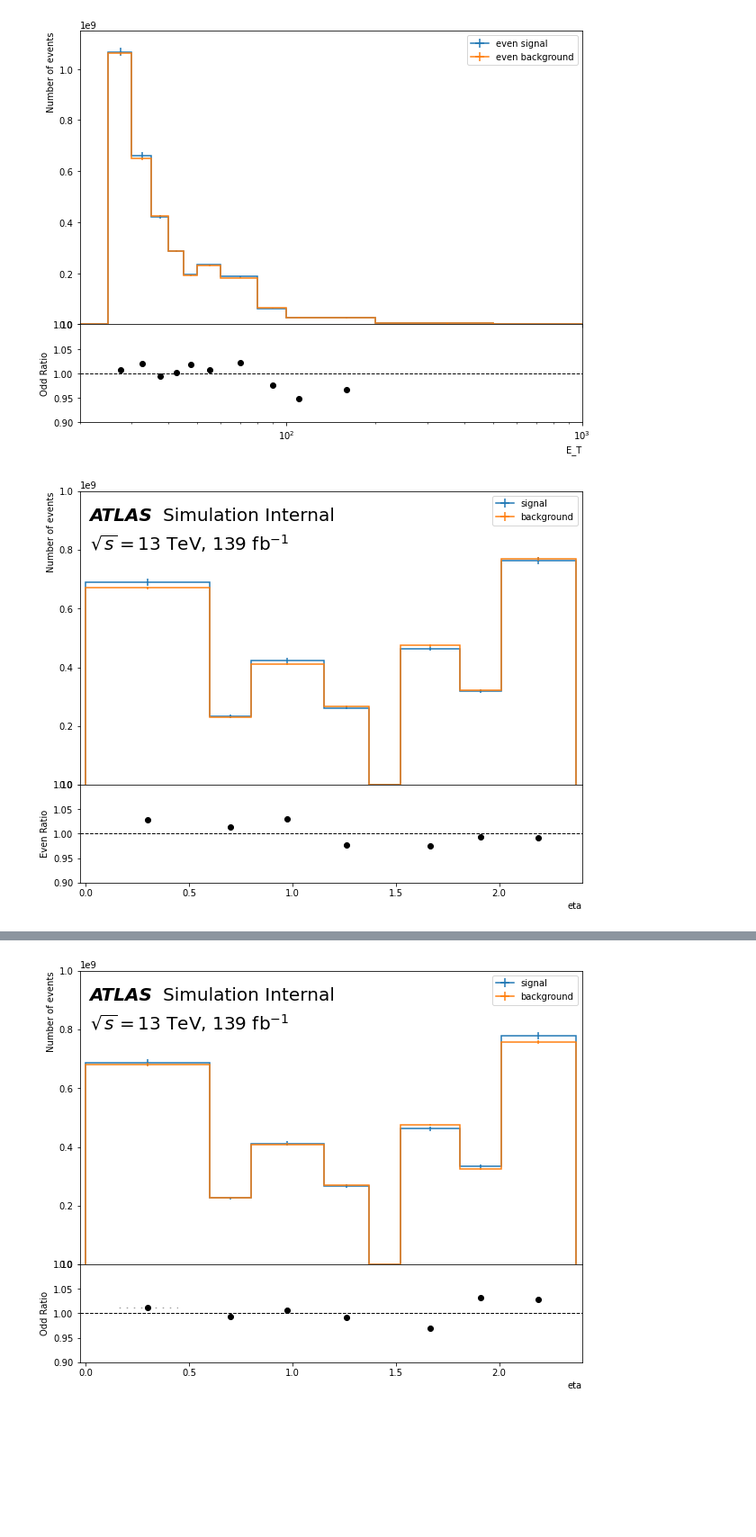
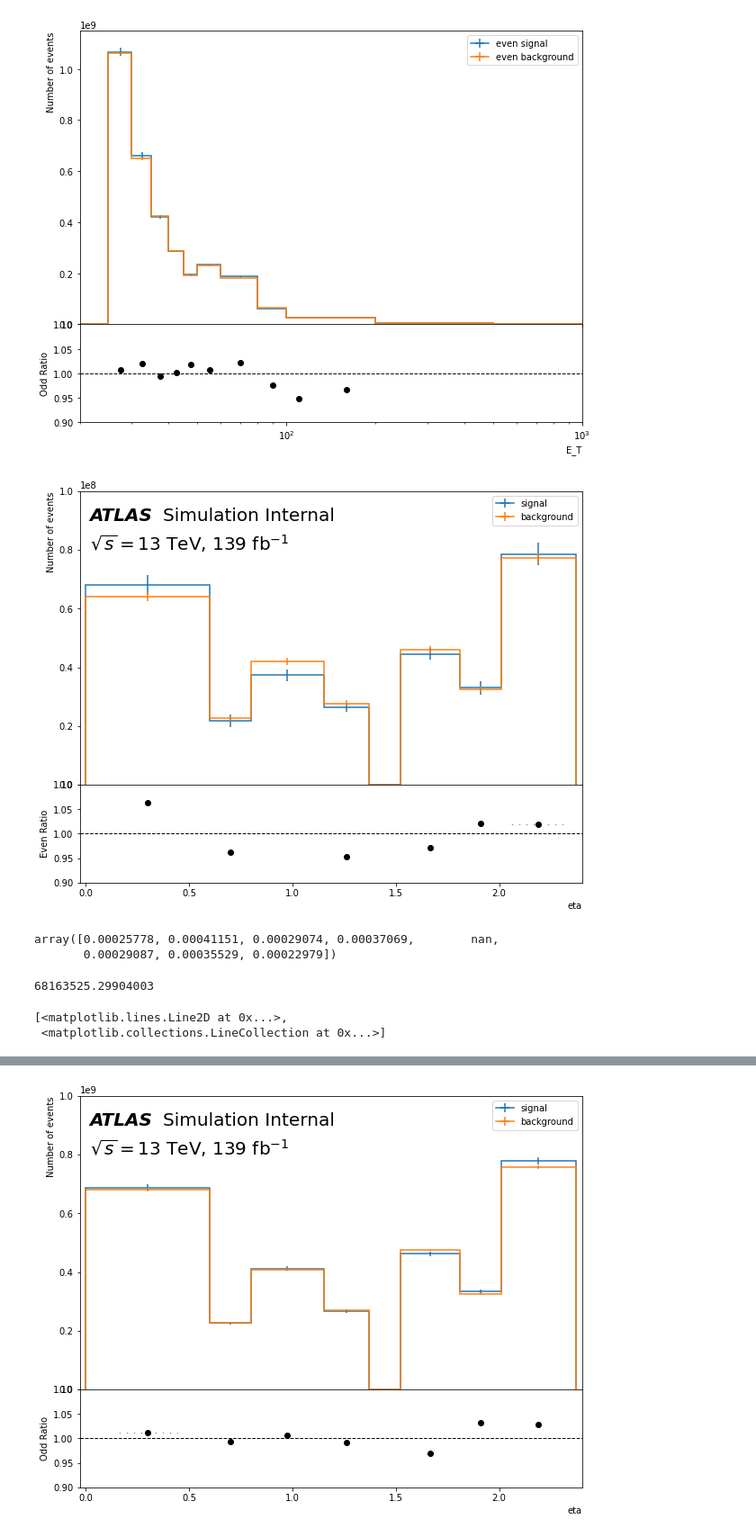
Before and after one commit to kyranks/photon-study, a Jupyter notebook: TRAININGTEST/10JohnsTrainingFunctions-first1mil.ipynb, the cells around one changed output, grey strips where cells are left out. Shown: that part at 90% size. Cells and saved outputs as stored; diff of their text form; code cells hidden in the pictures; blank space fills up the shorter version.

```diff
--- a/TRAININGTEST/10JohnsTrainingFunctions-first1mil.ipynb
+++ b/TRAININGTEST/10JohnsTrainingFunctions-first1mil.ipynb
@@ -78,7 +78,7 @@ df_evenc = pickle.load(open('../picklefiles/'+version+'df_mc20_conv_even.pickle'
 # %%
 ### TAKING JUST FIRST 100000 EVENTS
 df_oddc = df_evenc.iloc[-1000000:]   # using end of df_even instead of importing another file
-df_evenc = df_evenc.iloc[:1000000]
+df_evenc = df_evenc.iloc[:100000]
 # df_oddc = df_oddc.iloc[:100000]
 gc.collect()
 # %% [output]
@@ -280,32 +346,37 @@ main_ax_artists, sublot_ax_arists = h1.plot_ratio(
     rp_uncert_draw_type="bar",  # line or bar
     ax_dict = axes_dict
 )
 
-top = 1e9
+top = 1e8
 bottom = 0;
 left = -0.03; right = 2.4
 axs[0].set_xlabel("")
 axs[1].set_xlabel("eta",position=(1,1),horizontalalignment='right')
 axs[0].set_ylabel("Number of events",position=(0,1),horizontalalignment='right')
 axs[0].legend()
 
 
 axs[0].set_ylim(bottom=bottom); axs[0].set_ylim(top=top);
 axs[0].set_xlim(left=left); axs[0].set_xlim(right=right)
 axs[1].set_xlim(left=left); axs[1].set_xlim(right=right)
 axs[1].set_ylim(bottom=0.9); axs[1].set_ylim(top=1.1)
 
 axs[0].text((right-left)*0.02+left, (top-bottom)*0.9+bottom, 'ATLAS',style = 'italic',fontweight='bold',fontsize=20,horizontalalignment='left')
 axs[0].text((right-left)*0.165+left, (top-bottom)*0.9+bottom, 'Simulation Internal',fontsize=20,horizontalalignment='left')
 axs[0].text((right-left)*0.02+left, (top-bottom)*0.8+bottom, r'$\sqrt{s} =$'+'13 TeV, 139 fb'+r'$^{-1}$',fontsize=20,horizontalalignment='left')
 
 #if you want to print extra info on the plot
 #axs[0].text((right-left)*0.02+left, (top-bottom)*0.7+bottom, 'Pass: '+r'$229 \pm 5$'+', fail: '+r'$75 \pm 3$',fontsize=18,horizontalalignment='left')
 #axs[0].text((right-left)*0.02+left, (top-bottom)*0.62+bottom, '   Ratio: '+r'$3.05 \pm 0.14 $',fontsize=18,horizontalalignment='left')
 
 #configures the size of gap between ratio and main plot
 fig.subplots_adjust(hspace=0)
 
 # fig.savefig(infolder+'Eiso_ratio_truthFiducail_recoPassOverFail.pdf',format='pdf')
 # %% [output]
-[figure, old version]
+[figure, new version]
+# %%
+sublot_ax_arists.bar.datavalues
+# %% [output]
+array([0.00025778, 0.00041151, 0.00029074, 0.00037069,        nan,
+       0.00029087, 0.00035529, 0.00022979])
@@ -311,0 +387,9 @@ fig.subplots_adjust(hspace=0)
+# %%
+numerator
+# %% [output]
+68163525.29904003
+# %%
+main_ax_artists[0][0].errorbar.get_children()
+# %% [output]
+[<matplotlib.lines.Line2D at 0x...>,
+ <matplotlib.collections.LineCollection at 0x...>]
```
Also changed, not shown: parts of 12 cells of this notebook, 19 other files.
